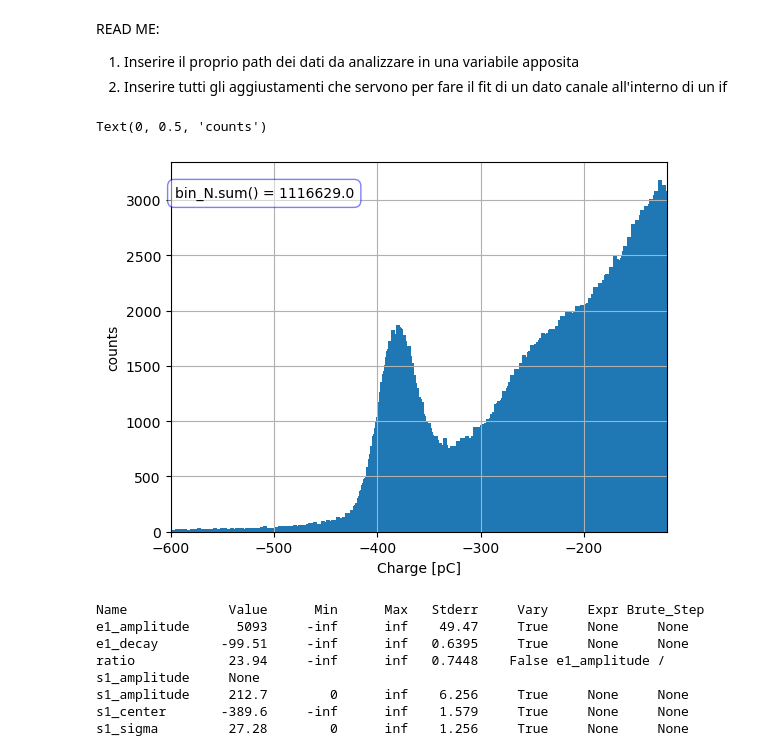
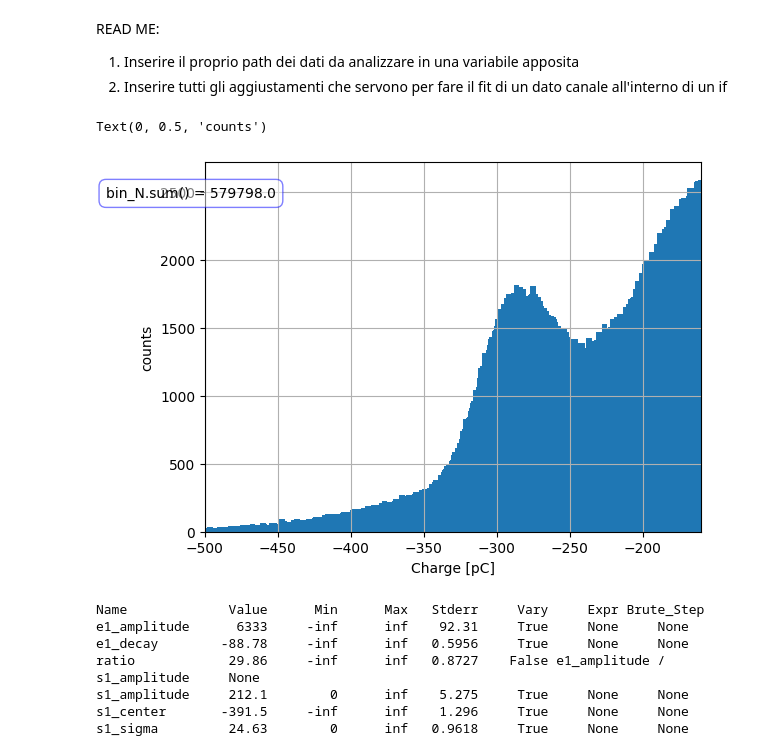
Before and after one commit to 0-DvD-0/Sfera, a Jupyter notebook: Jupyter/Fit_all_prova_ripulito.ipynb, the cells around one changed output. Drawn from its saved outputs; the diff is of its cells as text; code cells hidden in the pictures.

```diff
--- a/Jupyter/Fit_all_prova_ripulito.ipynb
+++ b/Jupyter/Fit_all_prova_ripulito.ipynb
@@ -29,9 +29,9 @@ def rebin(data, factor):
 # %%
 PATH_MARTI="../Dati/Run_chall_ChargeHistos_4_12_2024_10M.dat"
 PATH_SAM="../Dati/12_APR/Run_chall_ChargeHistos_4_12_2024_10M.dat"
-edge_N, bin_N = load_histo(PATH_MARTI)
+edge_N, bin_N = load_histo(PATH_SAM)
 
-channel = 10
+channel = 9
 
 if(channel == 12 or channel == 13 or channel == 1):
     exit()
@@ -57,34 +57,34 @@ err_N = np.sqrt(bin_N)
 # %%
 lim_list = [[-600, -165],  #ch0
             [-1, -1],      #ch1
             [-600, -175],  #ch2
             [-600, -145],  #ch3
             [-500, -165],  #ch4
             [-600, -175],  #ch5
             [-600, -155],  #ch6
             [-500, -180],  #ch7
             [-600, -170],  #ch8
-            [-600, -160],  #ch9
+            [-500, -160],  #ch9
             [-600, -120],  #ch10
             [-600, -165],  #ch11
             [-1, -1],      #ch12
             [-1, -1],      #ch13
             [-600, -140],  #ch14
             [-600, -160]   #ch15
             ]
 
 
 lim_N = lim_list[channel]
 plt.text(centers_N.min() * 0.85, bin_N.max() * 95 / 100, f'{bin_N.sum() = }', fontsize=10, color='black', ha='center',
          bbox=dict(facecolor='white', alpha=0.5, edgecolor='blue', boxstyle='round,pad=0.5'))
 plt.bar(centers_N, bin_N, width = 4)
 plt.xlim(lim_N)
 plt.grid()
 plt.xlabel("Charge [pC]")
 plt.ylabel("counts")
 # %% [output]
 Text(0, 0.5, 'counts')
-[figure, old version]
+[figure, new version]
 # %%
 err_N = err_N[np.where((centers_N > lim_N[0]) & (centers_N < lim_N[1]))]
 bin_N = bin_N[np.where((centers_N > lim_N[0]) & (centers_N < lim_N[1]))]
@@ -115,12 +115,12 @@ noise_params = noise_params[channel]
 noise_params.pretty_print()
 # %% [output]
 Name             Value      Min      Max   Stderr     Vary     Expr Brute_Step
-e1_amplitude      5093     -inf      inf    49.47     True     None     None
-e1_decay        -99.51     -inf      inf   0.6395     True     None     None
-ratio            23.94     -inf      inf   0.7448    False e1_amplitude / s1_amplitude     None
-s1_amplitude     212.7        0      inf    6.256     True     None     None
-s1_center       -389.6     -inf      inf    1.579     True     None     None
-s1_sigma         27.28        0      inf    1.256     True     None     None
+e1_amplitude      6333     -inf      inf    92.31     True     None     None
+e1_decay        -88.78     -inf      inf   0.5956     True     None     None
+ratio            29.86     -inf      inf   0.8727    False e1_amplitude / s1_amplitude     None
+s1_amplitude     212.1        0      inf    5.275     True     None     None
+s1_center       -391.5     -inf      inf    1.296     True     None     None
+s1_sigma         24.63        0      inf   0.9618     True     None     None
 # %%
 #IMPOSTIAMO I PARAMETRI
 params["s1_amplitude"].min = 0
```
Also changed, not shown: parts of 5 cells of this notebook.
